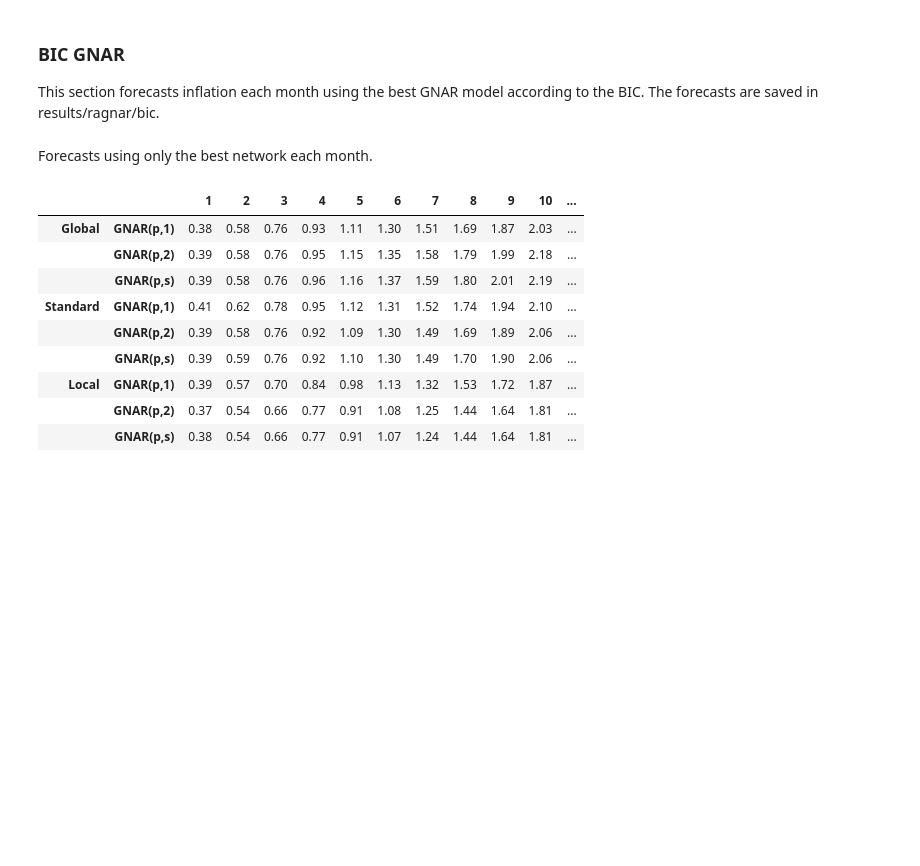
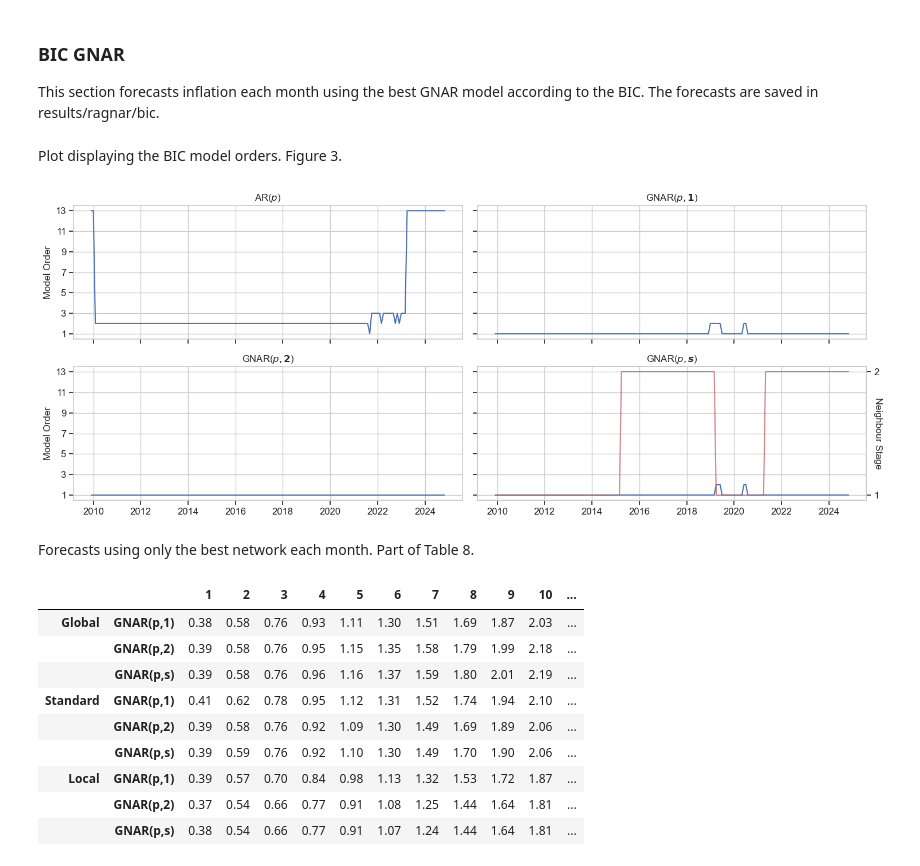
Before and after one commit to henrypalasciano/Forecasting-Inflation-with-RaGNAR, a Jupyter notebook: ragnar.ipynb, the cells around one changed output. Cells and saved outputs as stored; diff of their text form; code cells hidden in the pictures; blank space fills up the shorter version.

```diff
--- a/ragnar.ipynb
+++ b/ragnar.ipynb
@@ -221,6 +266,48 @@ from methodology.bic_gnar import select_bic_model_order, bic_forecasts
 bic_1 = select_bic_model_order(mse_df[[f"GNAR({p},1)" for p in p_list]], 30)
 bic_2 = select_bic_model_order(mse_df[[f"GNAR({p},2)" for p in p_list]], 30)
 bic_s = select_bic_model_order(mse_df, 30)
+# %% [markdown]
+Plot displaying the BIC model orders. Figure 3.
+# %%
+from methodology.ar_forecasts import rolling_bic_ar_forecast
+bic_ar, bic_p = rolling_bic_ar_forecast(inflation_rate, 240, 12, "2009-12-01", "2024-11-01")
+
+fig,axes = plt.subplots(2, 2, figsize=(15, 6))
+axes[0, 0].plot(bic_glo_1.index, bic_p)
+axes[0, 0].set_ylim(0.5, 13.5)
+axes[0, 0].set_yticks(range(1,14,2))
+axes[0, 0].set_title(r"AR($p$)")
+axes[0, 0].set_xticklabels([])
+axes[0, 0].set_ylabel("Model Order")
+
+axes[0, 1].plot(bic_glo_1.index, extract_order(bic_1))
+axes[0, 1].set_ylim(0.5, 13.5)
+axes[0, 1].set_yticks(range(1,14,2))
+axes[0, 1].set_yticklabels([])
+axes[0, 1].set_title(r"GNAR($p, \boldsymbol{1}$)")
+axes[0, 1].set_xticklabels([])
+
+axes[1, 0].plot(bic_glo_1.index, extract_order(bic_2))
+axes[1, 0].set_ylim(0.5, 13.5)
+axes[1, 0].set_yticks(range(1,14,2))
+axes[1, 0].set_title(r"GNAR($p, \boldsymbol{2}$)")
+axes[1, 0].set_ylabel("Model Order")
+
+axes[1, 1].plot(bic_glo_1.index, extract_order(bic_s))
+axes[1, 1].set_ylim(0.5, 13.5)
+axes[1, 1].set_yticks(range(1,14,2))
+axes[1, 1].set_yticklabels([])
+axes[1, 1].set_title(r"GNAR($p, \boldsymbol{s}$)")
+ax = axes[1, 1].twinx()
+ax.plot(bic_glo_1.index, extract_neighbour_stage(bic_s), c="r", alpha=0.7)
+ax.set_ylim(0.96, 2.04)
+ax.set_yticks([1, 2])
+ax.grid(False)
+ax.set_ylabel("Neighbour Stage", rotation=-90)
+
+plt.tight_layout()
+# %% [output]
+[figure, added]
 # %%
 bic_glo_1 = pd.concat([bic_forecasts(glo_avg_1, bic_1, "GNAR(p,1)"), bic_forecasts(glo_avg_1, bic_2, "GNAR(p,2)"),
                        bic_forecasts(glo_avg_1, bic_s, "GNAR(p,s)")], axis=1)
@@ -235,7 +322,7 @@ bic_loc_1 = pd.concat([bic_forecasts(loc_avg_1, bic_1, "GNAR(p,1)"), bic_forecas
 bic_loc_5 = pd.concat([bic_forecasts(loc_avg_5, bic_1, "GNAR(p,1)"), bic_forecasts(loc_avg_5, bic_2, "GNAR(p,2)"),
                        bic_forecasts(loc_avg_5, bic_s, "GNAR(p,s)")], axis=1)
 # %% [markdown]
-Forecasts using only the best network each month.
+Forecasts using only the best network each month. Part of Table 8.
 # %%
 np.round(pd.concat([compute_rmse_df(bic_glo_1).T, compute_rmse_df(bic_std_1).T,
                     compute_rmse_df(bic_loc_1).T], keys=["Global", "Standard", "Local"]), 2)
```
Also changed, not shown: parts of 22 cells of this notebook.
